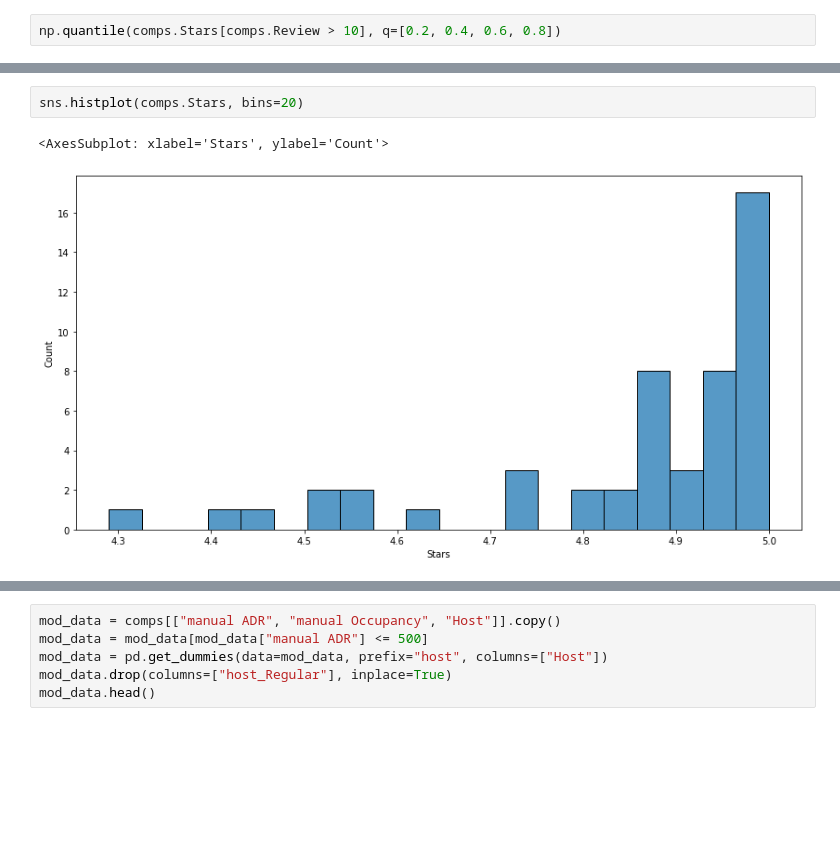
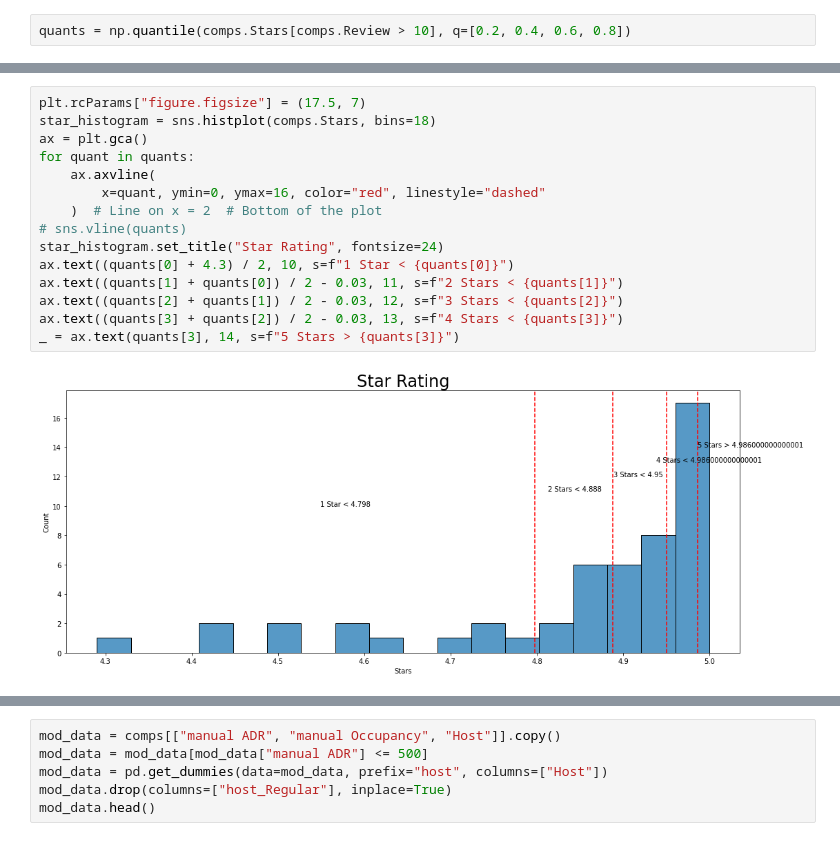
Before and after one commit to ichbinallen/opt_occ, a Jupyter notebook: notebooks/Comps.ipynb, the cells around one changed output, grey strips where cells are left out. Cells and saved outputs as stored; diff of their text form; blank space fills up the shorter version.

```diff
--- a/notebooks/Comps.ipynb
+++ b/notebooks/Comps.ipynb
@@ -29,5 +32,5 @@ comps.head()
 | 4 | https://www.airbnb.com/rooms/5660... | 2 | 1 | 0.67 | 283 | 0.451613 | 281.0 | Bad Photos, On River | ... |
 [interactive output not drawn]
 # %%
-np.quantile(comps.Stars[comps.Review > 10], q=[0.2, 0.4, 0.6, 0.8])
+quants = np.quantile(comps.Stars[comps.Review > 10], q=[0.2, 0.4, 0.6, 0.8])
 # %% [output]
@@ -35,8 +37,20 @@ array([4.798, 4.888, 4.95 , 4.986])
 [interactive output not drawn]
 # %%
-sns.histplot(comps.Stars, bins=20)
+plt.rcParams["figure.figsize"] = (17.5, 7)
+star_histogram = sns.histplot(comps.Stars, bins=18)
+ax = plt.gca()
+for quant in quants:
+    ax.axvline(
+        x=quant, ymin=0, ymax=16, color="red", linestyle="dashed"
+    )  # Line on x = 2  # Bottom of the plot
+# sns.vline(quants)
+star_histogram.set_title("Star Rating", fontsize=24)
+ax.text((quants[0] + 4.3) / 2, 10, s=f"1 Star < {quants[0]}")
+ax.text((quants[1] + quants[0]) / 2 - 0.03, 11, s=f"2 Stars < {quants[1]}")
+ax.text((quants[2] + quants[1]) / 2 - 0.03, 12, s=f"3 Stars < {quants[2]}")
+ax.text((quants[3] + quants[2]) / 2 - 0.03, 13, s=f"4 Stars < {quants[3]}")
+_ = ax.text(quants[3], 14, s=f"5 Stars > {quants[3]}")
 # %% [output]
-<AxesSubplot: xlabel='Stars', ylabel='Count'>
-[figure, old version]
+[figure, new version]
 [interactive output not drawn]
 # %%
```
Also changed, not shown: parts of 22 cells of this notebook.
